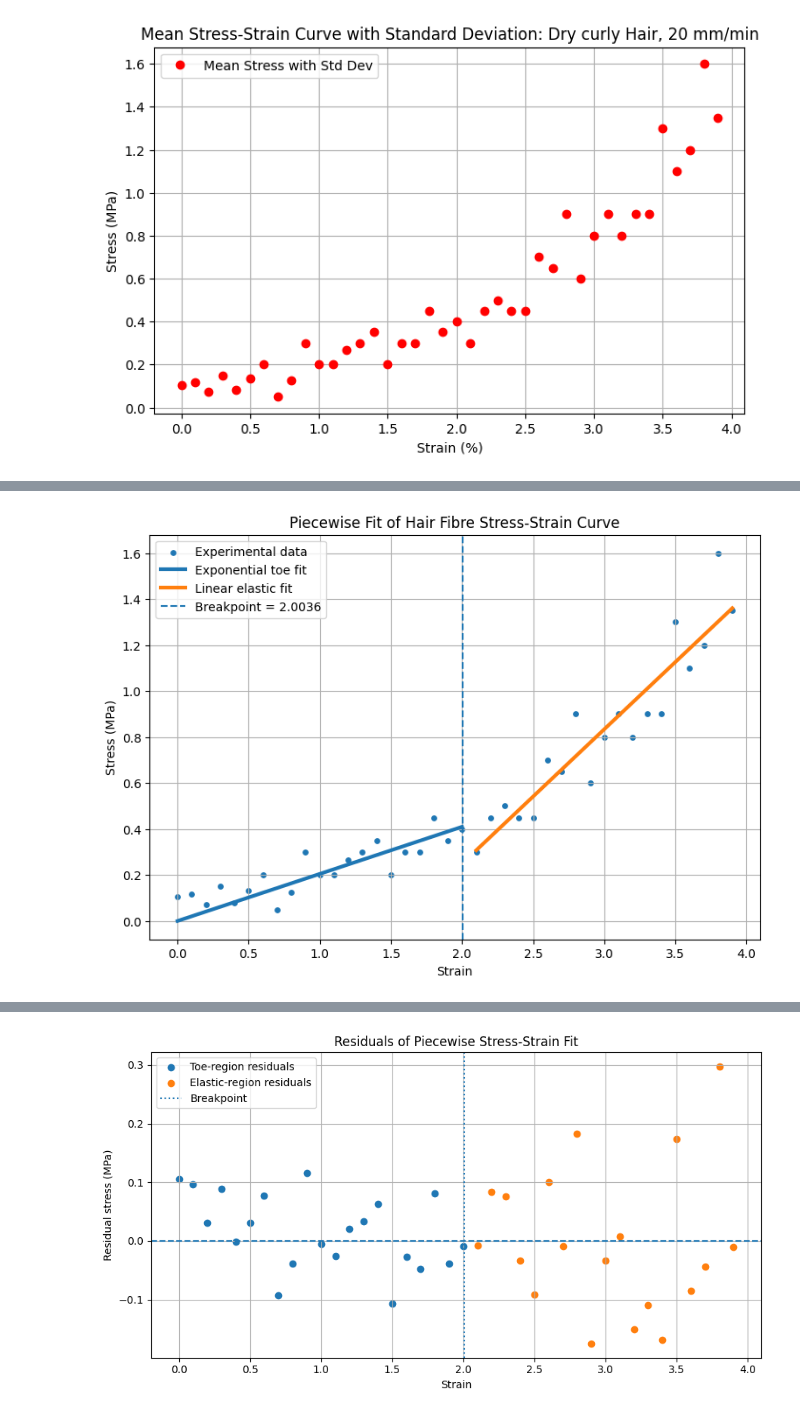
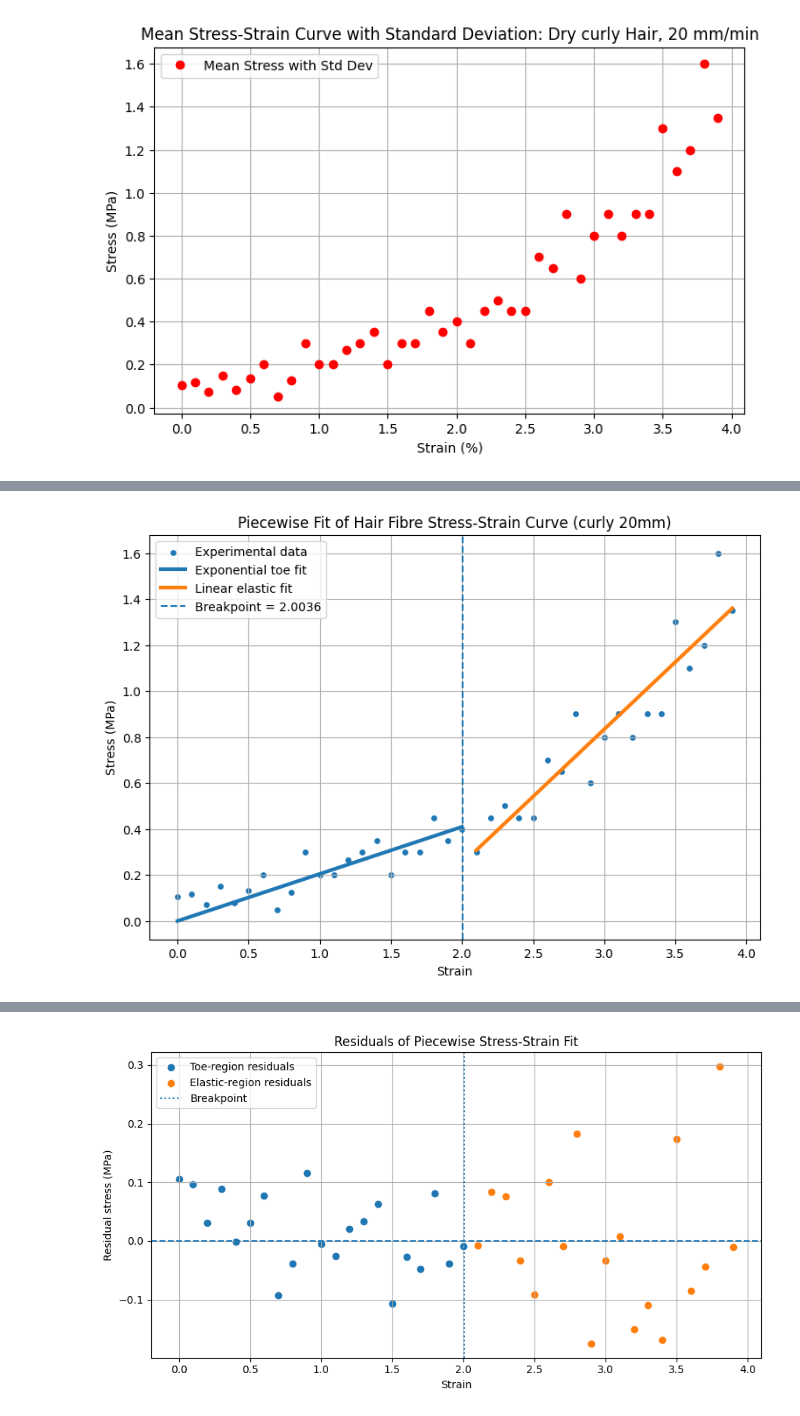
Before and after one commit to ifplutoknew/Python, a Jupyter notebook: Hair research data/Dry curly hair_20mm.ipynb, the cells around one changed output, grey strips where cells are left out. Saved outputs shown, nothing was run; the diff lists cells and outputs as text; code cells hidden in the pictures.

```diff
--- a/Hair research data/Dry curly hair_20mm.ipynb
+++ b/Hair research data/Dry curly hair_20mm.ipynb
@@ -129,7 +129,7 @@ def exponential(x, A, B):
 # 3. Set minimum number of points
 # ==========================================
 
-MIN_POINTS_TOE = 18
+MIN_POINTS_TOE = 16
 MIN_POINTS_ELASTIC = 8
 
 # 4. Define possible breakpoints
@@ -230,7 +230,7 @@ for breakpoint in possible_breakpoints:
 
 
     # ==========================================
-    # 9. Calculate MSE
+    # 9. Calculate regional and pooled MSE
     # ==========================================
 
     toe_mse = np.mean(
@@ -241,23 +241,24 @@ for breakpoint in possible_breakpoints:
         (elastic_stress - predicted_elastic) ** 2
     )
 
-
-    # ==========================================
-    # 10. Combined MSE
-    # ==========================================
-
-    total_mse = toe_mse + elastic_mse #total MSE is the sum of the toe and elastic MSEs
+    regional_mse_sum = toe_mse + elastic_mse
+    all_squared_errors = np.concatenate((
+        (toe_stress - predicted_toe) ** 2,
+        (elastic_stress - predicted_elastic) ** 2
+    ))
+    overall_pooled_mse = np.mean(all_squared_errors)
 
 
     # ==========================================
-    # 11. Store results
+    # 10. Store results
     # ==========================================
 
     results.append({
         "breakpoint": breakpoint,
         "toe_mse": toe_mse,
         "elastic_mse": elastic_mse,
-        "total_mse": total_mse,
+        "regional_mse_sum": regional_mse_sum,
+        "overall_pooled_mse": overall_pooled_mse,
         "A": A,
         "B": B,
         "E": E,
@@ -277,7 +278,7 @@ results_df = pd.DataFrame(results)
 # 13. Find best breakpoint
 # ==========================================
 
-best_index = results_df["total_mse"].idxmin()
+best_index = results_df["regional_mse_sum"].idxmin()
 
 best_result = results_df.loc[best_index]
 
@@ -301,8 +302,13 @@ print(
 )
 
 print(
-    "Total MSE:",
-    best_result["total_mse"]
+    "Regional MSE sum (toe + elastic):",
+    best_result["regional_mse_sum"]
+)
+
+print(
+    "Overall pooled MSE (all points):",
+    best_result["overall_pooled_mse"]
 )
 
 print(
@@ -440,33 +419,33 @@ plt.scatter(
 )
 
 plt.plot(
     toe_x,
     toe_y,
     linewidth=3,
     label="Exponential toe fit"
 )
 
 plt.plot(
     elastic_x,
     elastic_y,
     linewidth=3,
     label="Linear elastic fit"
 )
 
 plt.axvline(
     best_breakpoint,
     linestyle="--",
     label=f"Breakpoint = {best_breakpoint:.4f}"
 )
 
 plt.xlabel("Strain")
 plt.ylabel("Stress (MPa)")
-plt.title("Piecewise Fit of Hair Fibre Stress-Strain Curve")
+plt.title("Piecewise Fit of Hair Fibre Stress-Strain Curve (curly 20mm)")
 
 plt.legend()
 plt.grid(True)
 
 plt.show()
 # %% [output]
-[figure, old version]
+[figure, new version]
 # %%
```
Also changed, not shown: parts of 3 cells of this notebook, 2 other files.
